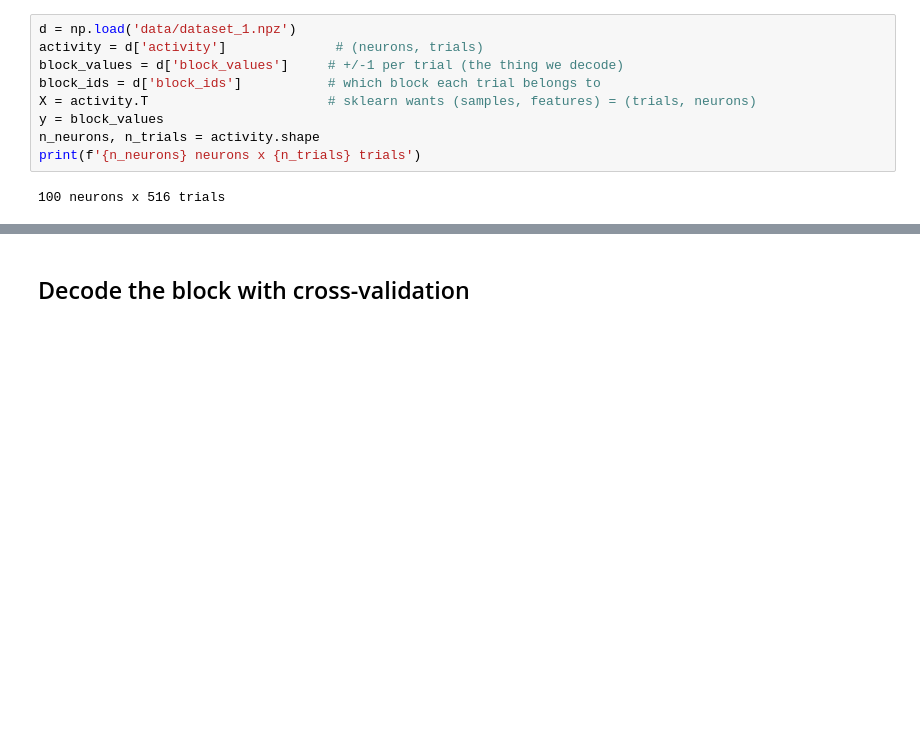
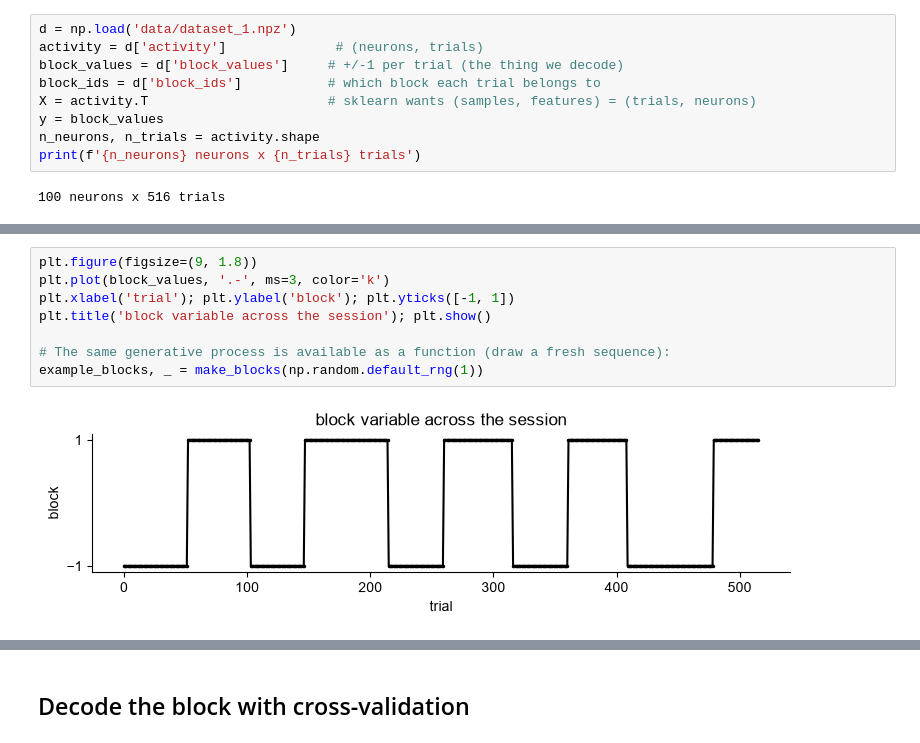
Before and after one commit to SteinmetzLab/GoodAnalysisPractice, a Jupyter notebook: nb4/notebook4_student.ipynb, the cells around one changed output, grey strips where cells are left out. Cells and saved outputs as stored; diff of their text form; blank space fills up the shorter version.

```diff
--- a/nb4/notebook4_student.ipynb
+++ b/nb4/notebook4_student.ipynb
@@ -81,0 +84,10 @@ print(f'{n_neurons} neurons x {n_trials} trials')
+# %%
+plt.figure(figsize=(9, 1.8))
+plt.plot(block_values, '.-', ms=3, color='k')
+plt.xlabel('trial'); plt.ylabel('block'); plt.yticks([-1, 1])
+plt.title('block variable across the session'); plt.show()
+
+# The same generative process is available as a function (draw a fresh sequence):
+example_blocks, _ = make_blocks(np.random.default_rng(1))
+# %% [output]
+[figure, added]
```
Also changed, not shown: parts of 9 cells of this notebook, 11 other files.
